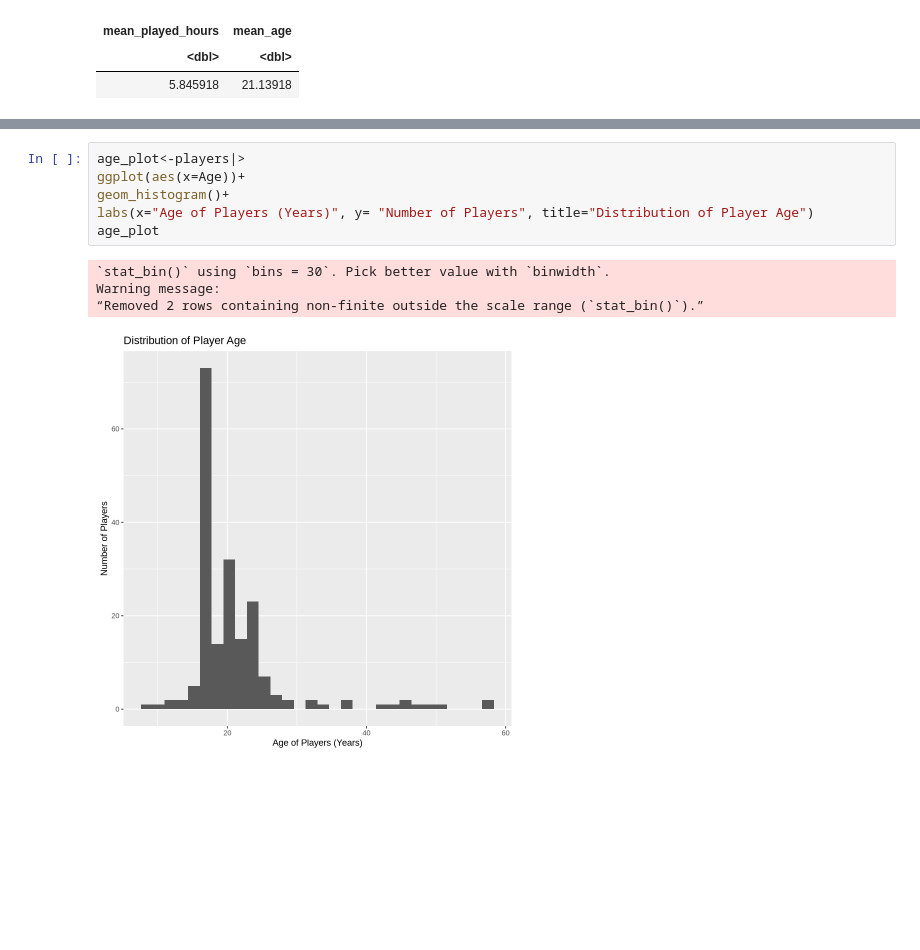
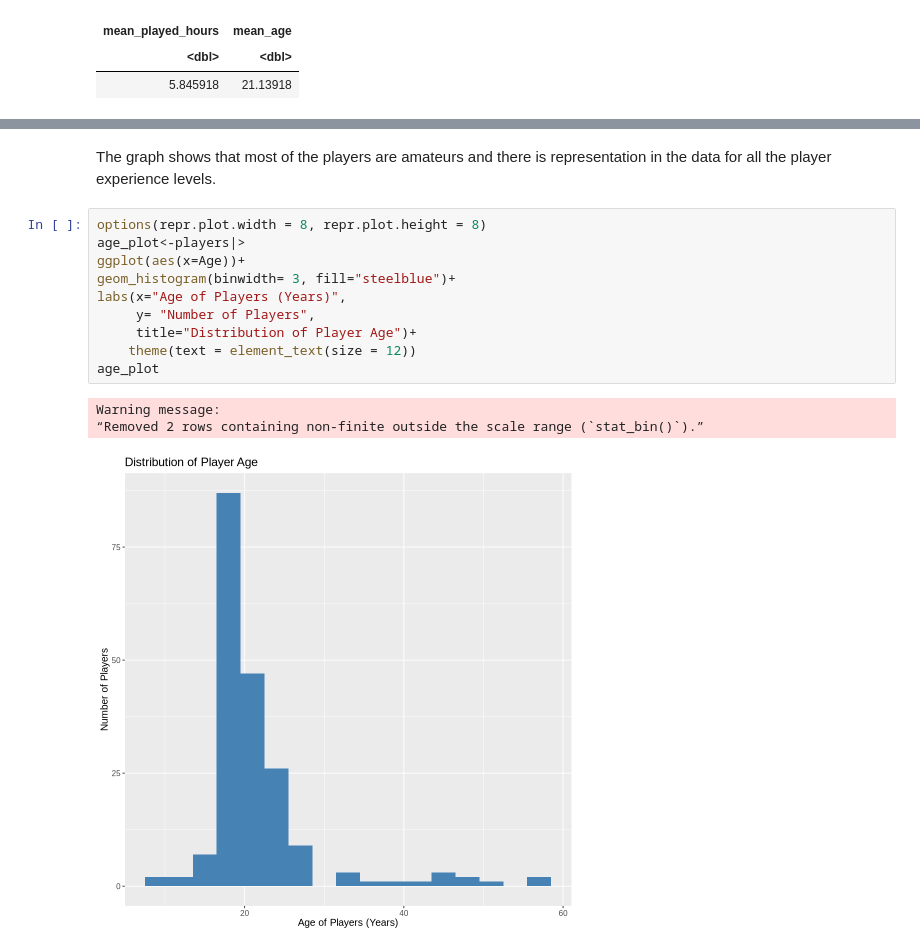
Before and after one commit to andrewww166/planning_stage, a Jupyter notebook: planning_stage.ipynb, the cells around one changed output, grey strips where cells are left out. Drawn from its saved outputs; the diff is of its cells as text; blank space fills up the shorter version.

```diff
--- a/planning_stage.ipynb
+++ b/planning_stage.ipynb
@@ -79,11 +97,16 @@ A tibble: 1 × 2
+# %% [markdown]
+The graph shows that most of the players are amateurs and there is representation in the data for all the player experience levels.
 # %%
+options(repr.plot.width = 8, repr.plot.height = 8)
 age_plot<-players|>
 ggplot(aes(x=Age))+
-geom_histogram()+
-labs(x="Age of Players (Years)", y= "Number of Players", title="Distribution of Player Age")
+geom_histogram(binwidth= 3, fill="steelblue")+
+labs(x="Age of Players (Years)",
+     y= "Number of Players",
+     title="Distribution of Player Age")+
+    theme(text = element_text(size = 12))
 age_plot
 # %% [output]
-`stat_bin()` using `bins = 30`. Pick better value with `binwidth`.
 Warning message:
 “Removed 2 rows containing non-finite outside the scale range (`stat_bin()`).”
-[figure, old version]
+[figure, new version]
```
Also changed, not shown: parts of 9 cells of this notebook.
